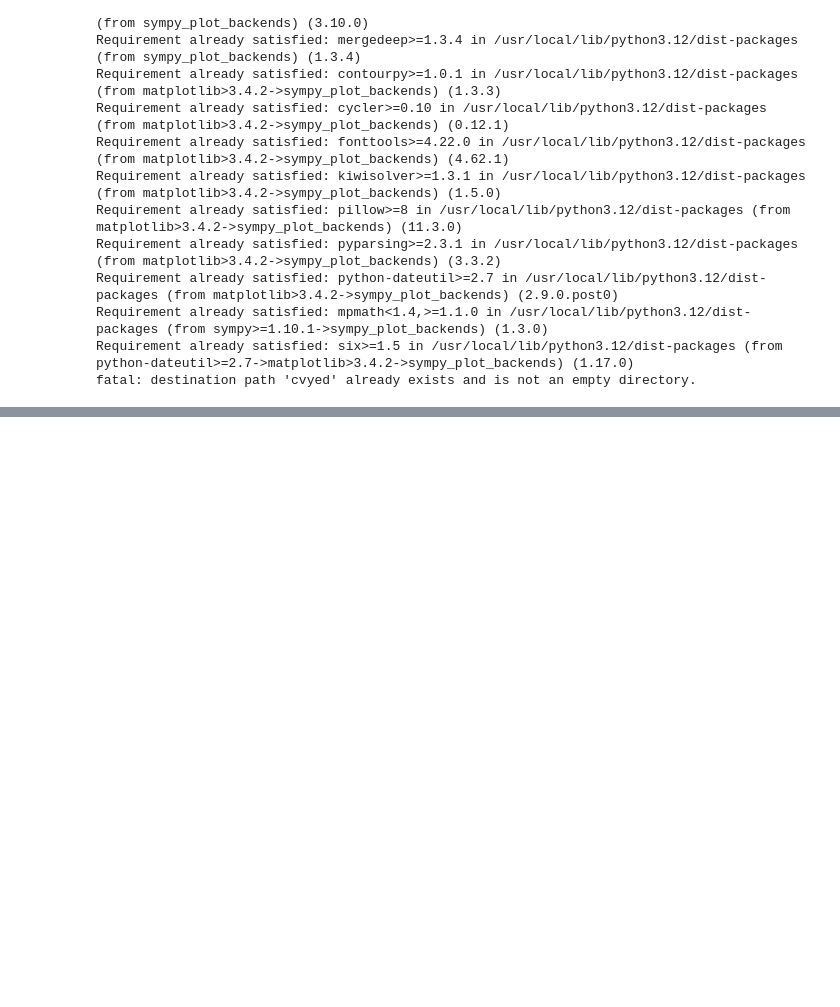
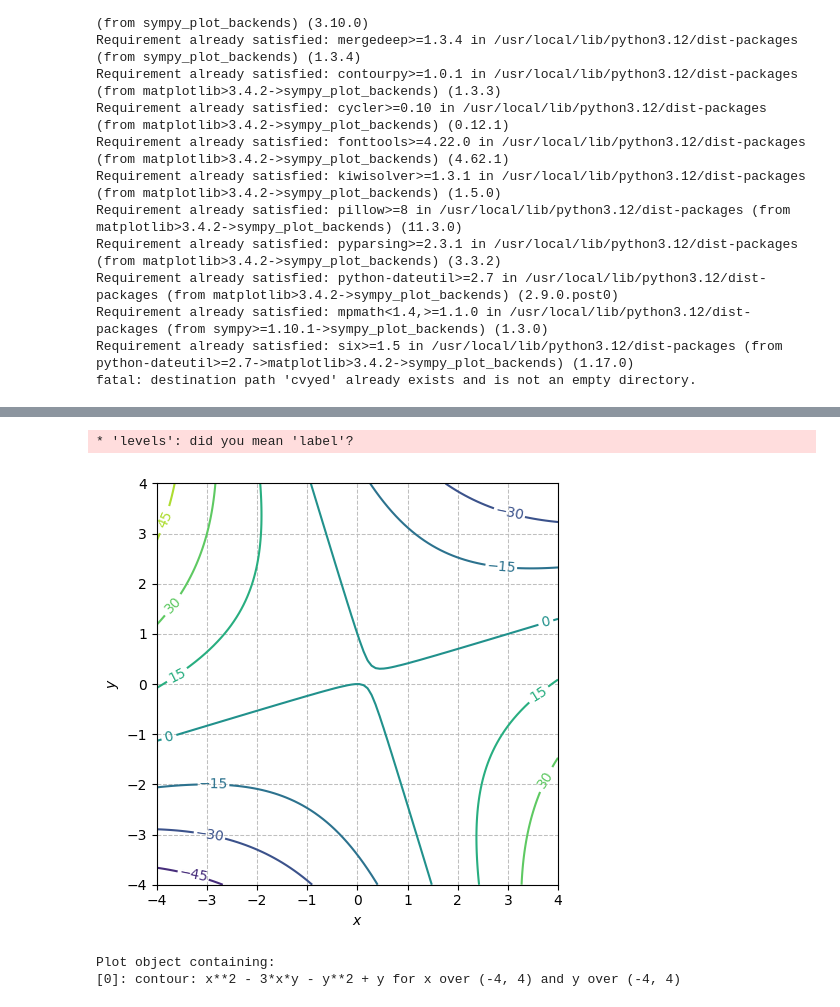
Before and after one commit to mgcavallotti/Repositorio-I, a Jupyter notebook: practica_vectorial.ipynb, the cells around one changed output, grey strips where cells are left out. Cells and saved outputs as stored; diff of their text form; code cells hidden in the pictures; blank space fills up the shorter version.

```diff
--- a/practica_vectorial.ipynb
+++ b/practica_vectorial.ipynb
@@ -60,0 +99,29 @@ def direccional(f, u):
+# %%
+G = x**2 -3*x*y +y -y**2
+
+Gx = G.diff(x)
+Gy = G.diff(y)
+
+gradG = [Gx, Gy]
+
+d1 = tuple(gradG.subs({x: 1, y: 1}))
+d2 = tuple(gradG.subs({x: -1, y: 1}))
+d3 = tuple(gradG.subs({x: -1, y: -1}))
+d4 = tuple(gradG.subs({x: 1, y: -1}))
+
+p1 = G.subs({x:1 , y: 1})
+p2 = G.subs({x:-1 , y: 1})
+p3 = G.subs({x: -1 , y: -1})
+p4 = G.subs({x: 1, y: -1 })
+
+h = spb.plot_contour(G, (x, -4, 4), (y, -4, 4), levels= [p1, p2, p3, p4], is_filled=False, show=True, aspect = (1,1))
+
+vec = spb.plot_vector()
+
+#suma de graficas vec y h
+print(h)
+# %% [output]
+* 'levels': did you mean 'label'?
+[figure, added]
+Plot object containing:
+[0]: contour: x**2 - 3*x*y - y**2 + y for x over (-4, 4) and y over (-4, 4)
```
Also changed, not shown: parts of 4 cells of this notebook.
